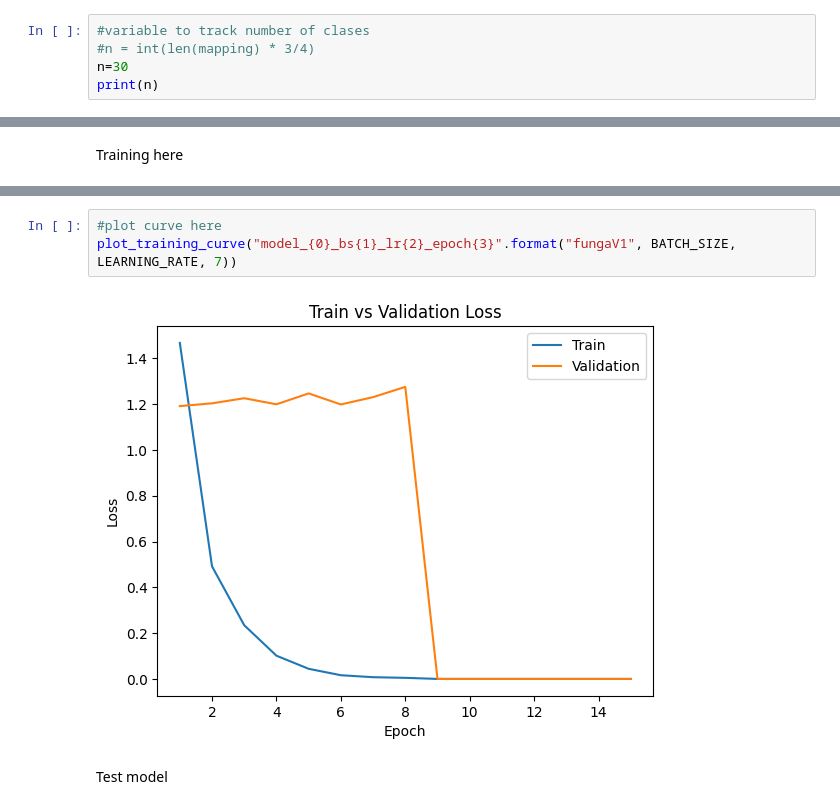
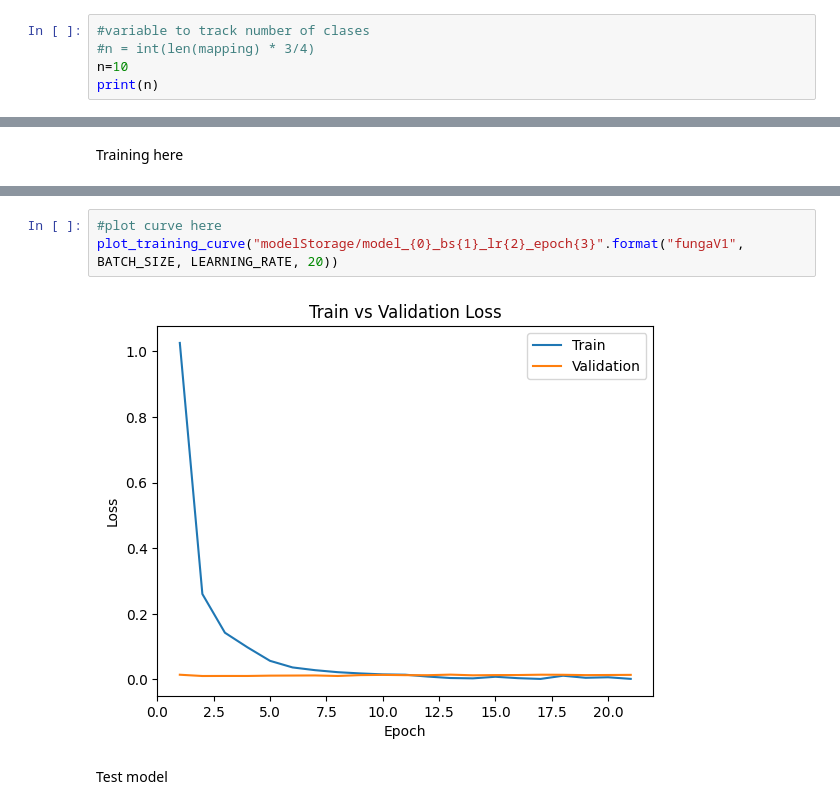
Before and after one commit to nbiancolin/convolutional-neural-nuts, a Jupyter notebook: src/modelV2.ipynb, the cells around one changed output, grey strips where cells are left out. Cells and saved outputs as stored; diff of their text form.

Commit message:
ran training with dropout + data augmentation

```diff
--- a/src/modelV2.ipynb
+++ b/src/modelV2.ipynb
@@ -61,6 +55,6 @@ Total Images 55324
 # %%
 #variable to track number of clases
 #n = int(len(mapping) * 3/4)
-n=30
+n=10
 print(n)
 # %% [output]
@@ -365,8 +344,8 @@ Total time:  37.798524141311646
 # %%
 #plot curve here
-plot_training_curve("model_{0}_bs{1}_lr{2}_epoch{3}".format("fungaV1", BATCH_SIZE, LEARNING_RATE, 7))
+plot_training_curve("modelStorage/model_{0}_bs{1}_lr{2}_epoch{3}".format("fungaV1", BATCH_SIZE, LEARNING_RATE, 20))
 # %% [output]
-[figure, old version]
+[figure, new version]
 # %% [markdown]
 Test model
 # %%
```
Also changed, not shown: parts of 16 cells of this notebook.
